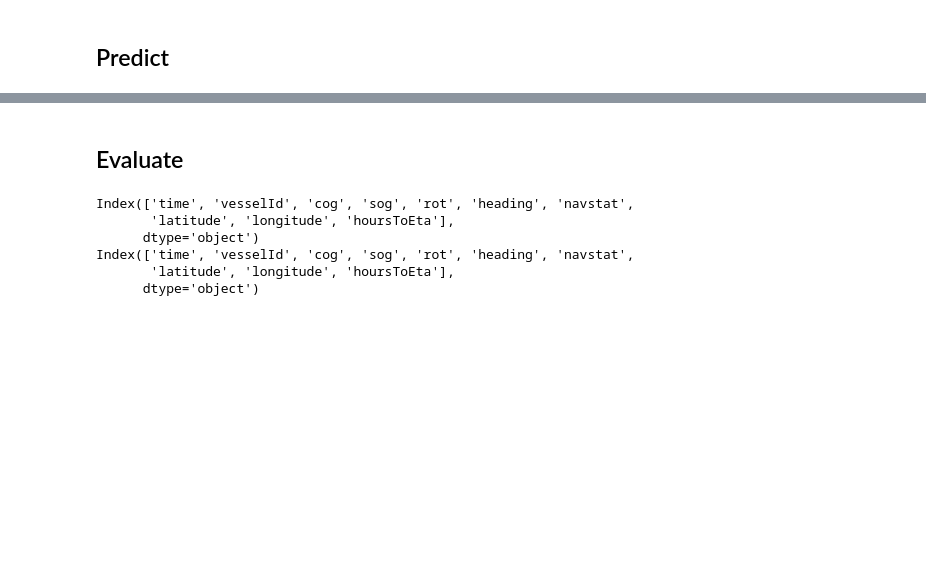
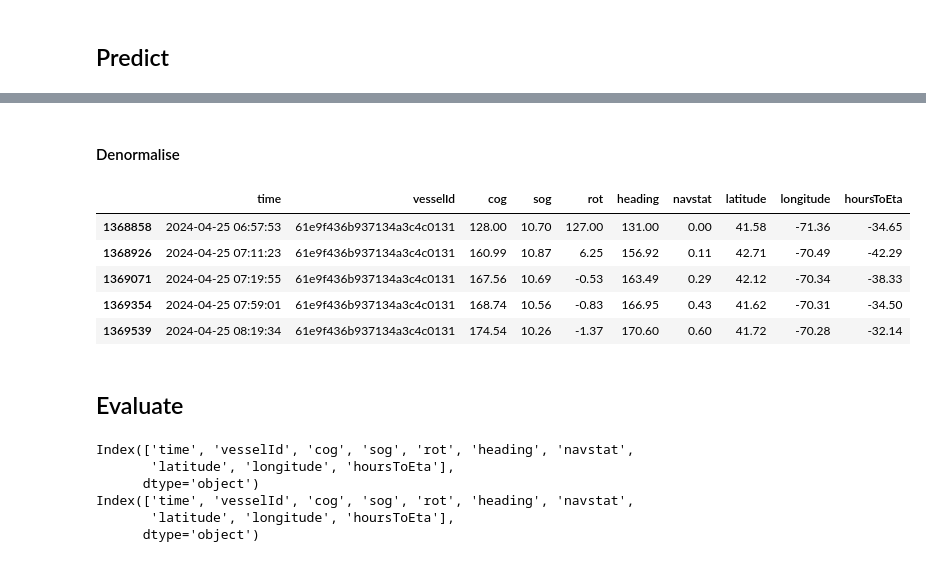
Before and after one commit to gunhamn/public, a Jupyter notebook: ML_NTNU/2024/Project materials/train.ipynb, the cells around one changed output, grey strips where cells are left out. Saved outputs shown, nothing was run; the diff lists cells and outputs as text; code cells hidden in the pictures; blank space fills up the shorter version.

```diff
--- a/ML_NTNU/2024/Project materials/train.ipynb
+++ b/ML_NTNU/2024/Project materials/train.ipynb
@@ -279,3 +453,18 @@ y_pred.columns: Index(['time', 'vesselId', 'cog', 'sog', 'rot', 'heading', 'navs
+# %% [markdown]
+#### Denormalise
+# %%
+# use Ynormalizer to transform the predictions back to the original scale
+y_pred.loc[:, lag_features] = Ynormalizer.inverse_transform(y_pred[lag_features])
+y_test.loc[:, lag_features] = Ynormalizer.inverse_transform(y_test[lag_features])
+
+y_pred.head(5)
+# %% [output]
+|  | time | vesselId | cog | sog | rot | heading | navstat | latitude | longitude | hoursToEta |
+| 1368858 | 2024-04-25 06:57:53 | 61e9f436b937134a3c4c0131 | 128.00 | 10.70 | 127.00 | 131.00 | 0.00 | 41.58 | -71.36 | -34.65 |
+| 1368926 | 2024-04-25 07:11:23 | 61e9f436b937134a3c4c0131 | 160.99 | 10.87 | 6.25 | 156.92 | 0.11 | 42.71 | -70.49 | -42.29 |
+| 1369071 | 2024-04-25 07:19:55 | 61e9f436b937134a3c4c0131 | 167.56 | 10.69 | -0.53 | 163.49 | 0.29 | 42.12 | -70.34 | -38.33 |
+| 1369354 | 2024-04-25 07:59:01 | 61e9f436b937134a3c4c0131 | 168.74 | 10.56 | -0.83 | 166.95 | 0.43 | 41.62 | -70.31 | -34.50 |
+| 1369539 | 2024-04-25 08:19:34 | 61e9f436b937134a3c4c0131 | 174.54 | 10.26 | -1.37 | 170.60 | 0.60 | 41.72 | -70.28 | -32.14 |
 # %% [markdown]
 ## Evaluate
 # %%
```
Also changed, not shown: parts of 14 cells of this notebook.
